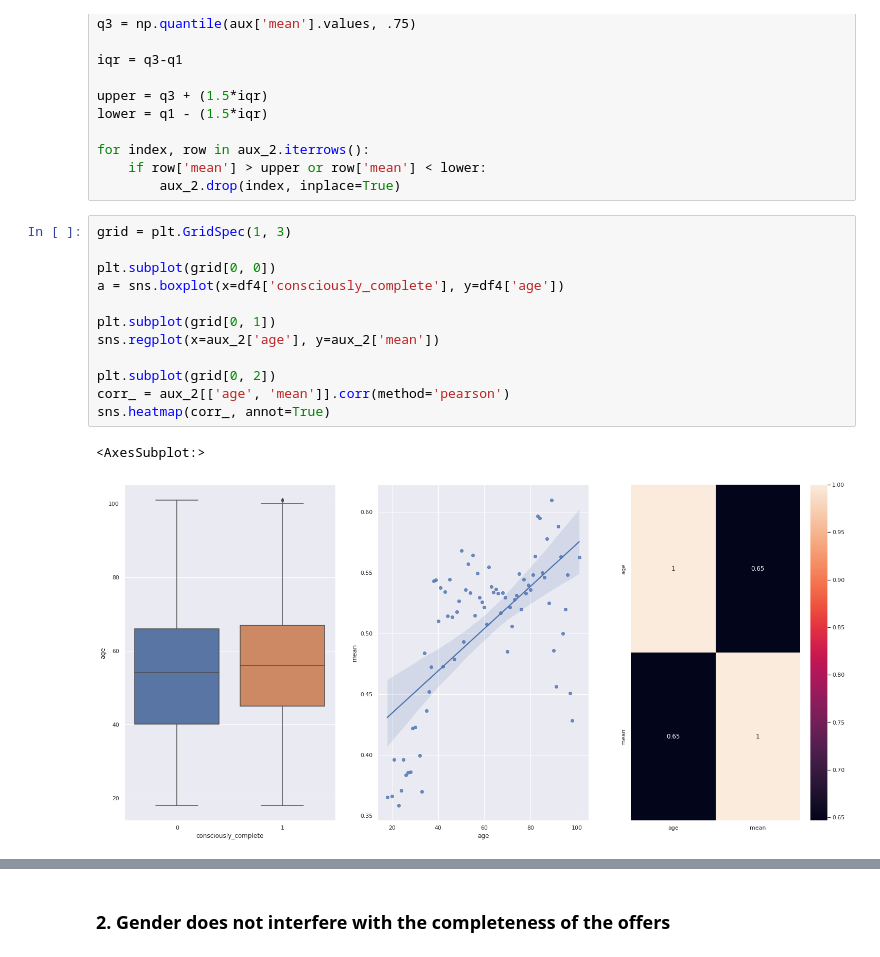
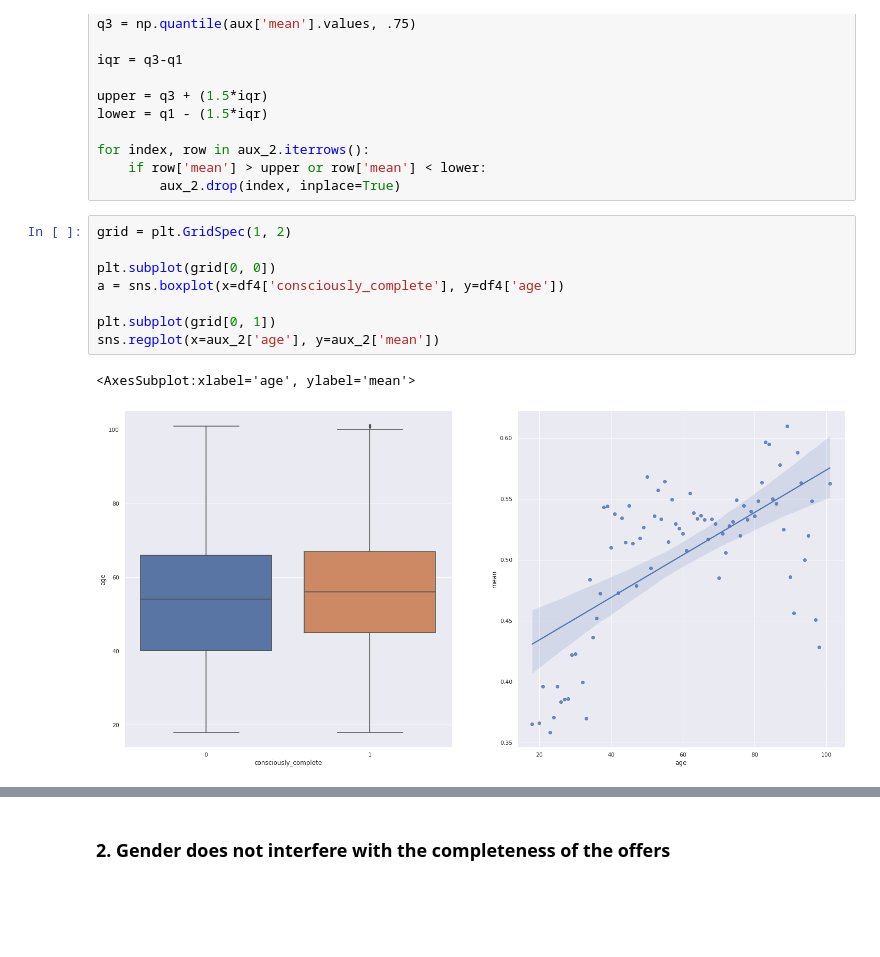
Before and after one commit to tadeucbm/Starbucks-Capstone, a Jupyter notebook: offer_predict.ipynb, the cells around one changed output, grey strips where cells are left out. Cells and saved outputs as stored; diff of their text form; blank space fills up the shorter version.

```diff
--- a/offer_predict.ipynb
+++ b/offer_predict.ipynb
@@ -455,17 +453,13 @@ for index, row in aux_2.iterrows():
     if row['mean'] > upper or row['mean'] < lower:
         aux_2.drop(index, inplace=True)
 # %%
-grid = plt.GridSpec(1, 3)
+grid = plt.GridSpec(1, 2)
 
 plt.subplot(grid[0, 0])
 a = sns.boxplot(x=df4['consciously_complete'], y=df4['age'])
 
 plt.subplot(grid[0, 1])
 sns.regplot(x=aux_2['age'], y=aux_2['mean'])
-
-plt.subplot(grid[0, 2])
-corr_ = aux_2[['age', 'mean']].corr(method='pearson')
-sns.heatmap(corr_, annot=True)
 # %% [output]
-<AxesSubplot:>
+<AxesSubplot:xlabel='age', ylabel='mean'>
-[figure, old version]
+[figure, new version]
```
Also changed, not shown: parts of 12 cells of this notebook, 4 other files.
